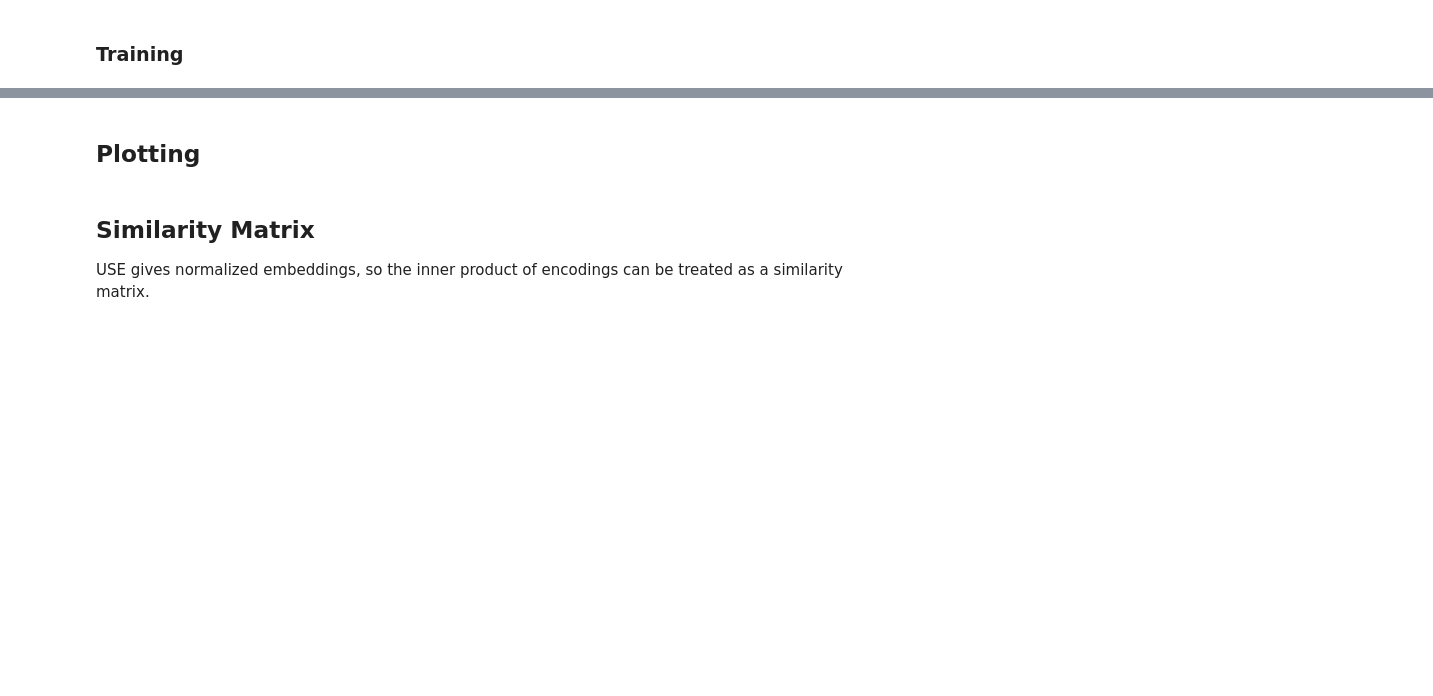
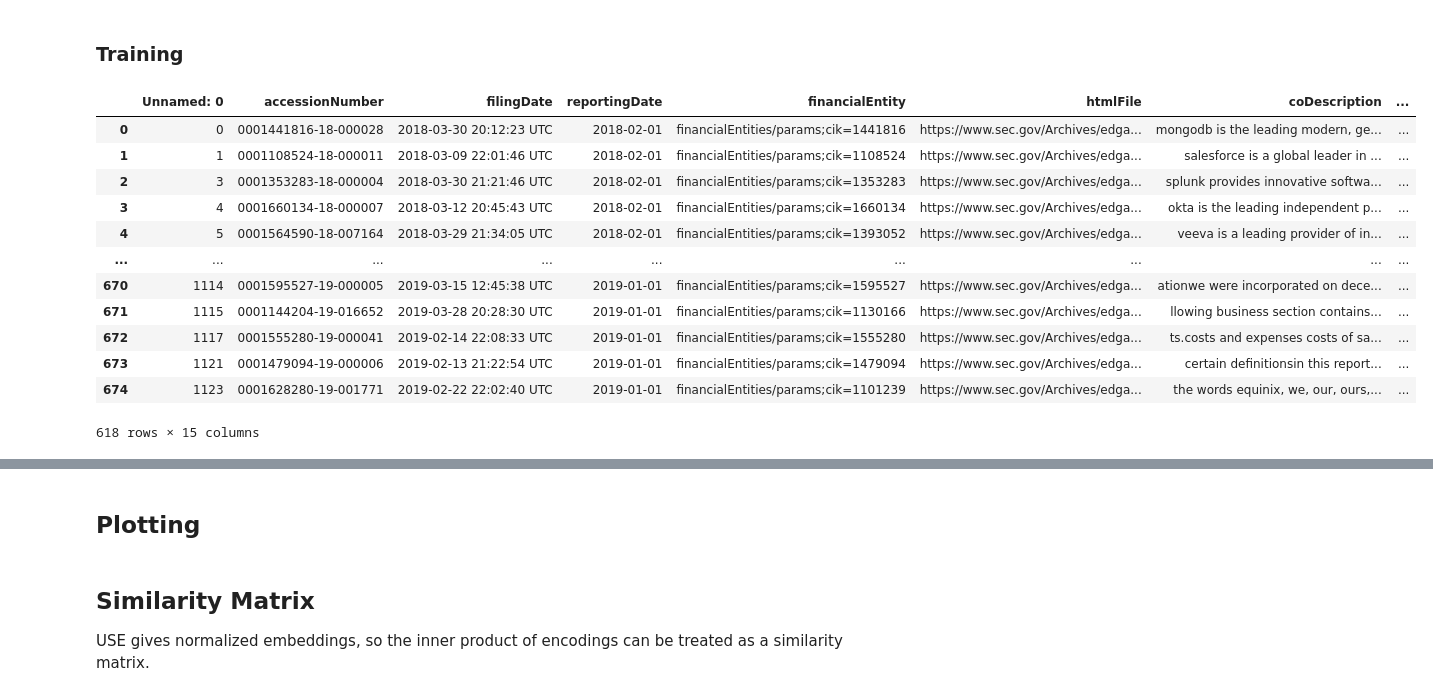
Before and after one commit to richardye101/ubineer_nlp_research, a Jupyter notebook: content/mary/week 5_USE.ipynb, the cells around one changed output, grey strips where cells are left out. Cells and saved outputs as stored; diff of their text form; code cells hidden in the pictures; blank space fills up the shorter version.

Commit message:
update report

```diff
--- a/content/mary/week 5_USE.ipynb
+++ b/content/mary/week 5_USE.ipynb
@@ -146,6 +116,24 @@ df["coDescription_lemmatized"] = lemma_desc
 df["coDescription_lemmatized"]
 # %% [markdown]
 ### Training
+# %%
+df = pd.read_csv('../data/preprocessed.csv')
+df.drop_duplicates(subset = "name", keep=False, inplace=True)
+df
+# %% [output]
+|  | Unnamed: 0 | accessionNumber | filingDate | reportingDate | financialEntity | htmlFile | coDescription | ... |
+| 0 | 0 | 0001441816-18-000028 | 2018-03-30 20:12:23 UTC | 2018-02-01 | financialEntities/params;cik=1441816 | https://www.sec.gov/Archives/edga... | mongodb is the leading modern, ge... | ... |
+| 1 | 1 | 0001108524-18-000011 | 2018-03-09 22:01:46 UTC | 2018-02-01 | financialEntities/params;cik=1108524 | https://www.sec.gov/Archives/edga... | salesforce is a global leader in ... | ... |
+| 2 | 3 | 0001353283-18-000004 | 2018-03-30 21:21:46 UTC | 2018-02-01 | financialEntities/params;cik=1353283 | https://www.sec.gov/Archives/edga... | splunk provides innovative softwa... | ... |
+| 3 | 4 | 0001660134-18-000007 | 2018-03-12 20:45:43 UTC | 2018-02-01 | financialEntities/params;cik=1660134 | https://www.sec.gov/Archives/edga... | okta is the leading independent p... | ... |
+| 4 | 5 | 0001564590-18-007164 | 2018-03-29 21:34:05 UTC | 2018-02-01 | financialEntities/params;cik=1393052 | https://www.sec.gov/Archives/edga... | veeva is a leading provider of in... | ... |
+| ... | ... | ... | ... | ... | ... | ... | ... | ... |
+| 670 | 1114 | 0001595527-19-000005 | 2019-03-15 12:45:38 UTC | 2019-01-01 | financialEntities/params;cik=1595527 | https://www.sec.gov/Archives/edga... | ationwe were incorporated on dece... | ... |
+| 671 | 1115 | 0001144204-19-016652 | 2019-03-28 20:28:30 UTC | 2019-01-01 | financialEntities/params;cik=1130166 | https://www.sec.gov/Archives/edga... | llowing business section contains... | ... |
+| 672 | 1117 | 0001555280-19-000041 | 2019-02-14 22:08:33 UTC | 2019-01-01 | financialEntities/params;cik=1555280 | https://www.sec.gov/Archives/edga... | ts.costs and expenses costs of sa... | ... |
+| 673 | 1121 | 0001479094-19-000006 | 2019-02-13 21:22:54 UTC | 2019-01-01 | financialEntities/params;cik=1479094 | https://www.sec.gov/Archives/edga... | certain definitionsin this report... | ... |
+| 674 | 1123 | 0001628280-19-001771 | 2019-02-22 22:02:40 UTC | 2019-01-01 | financialEntities/params;cik=1101239 | https://www.sec.gov/Archives/edga... | the words equinix, we, our, ours,... | ... |
+618 rows × 15 columns
 # %%
 import tensorflow_hub as hub
 !pip3 install seaborn
```
Also changed, not shown: parts of 5 cells of this notebook, 3 other files.
